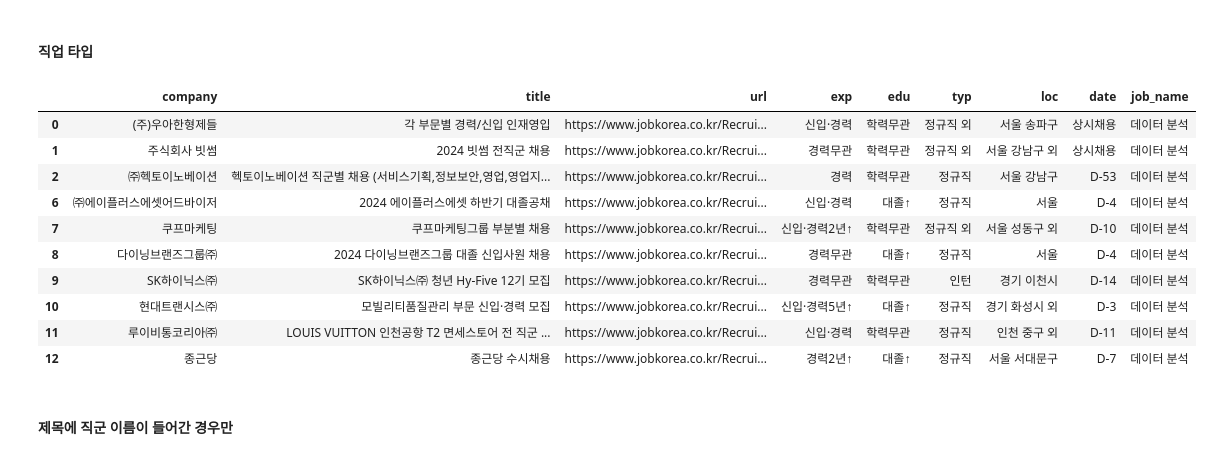
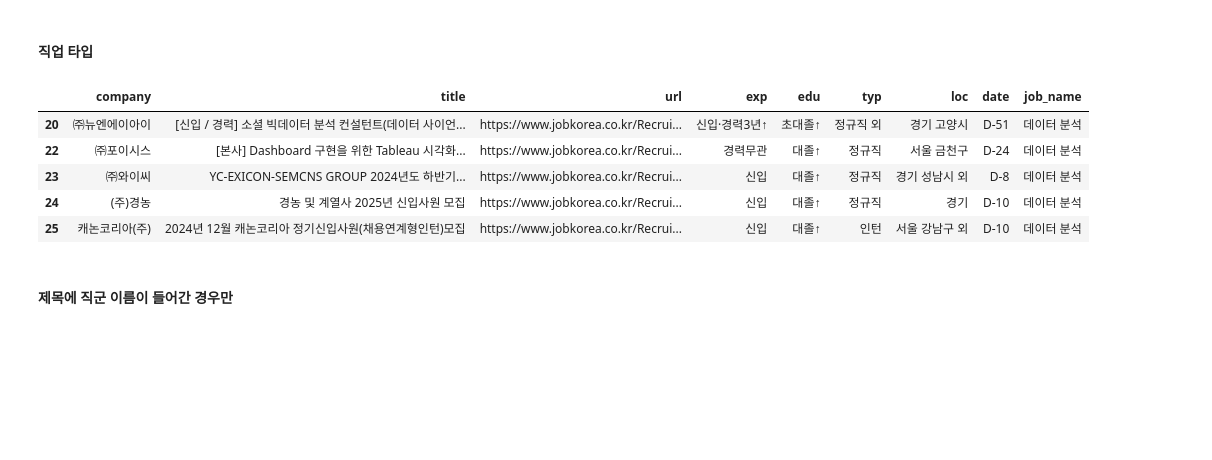
Before and after one commit to sesac-middle-project/recruit-information-chatbot, a Jupyter notebook: jobkorea/preprocessing.ipynb, the cells around one changed output. Drawn from its saved outputs; the diff is of its cells as text; code cells hidden in the pictures; blank space fills up the shorter version.

```diff
--- a/jobkorea/preprocessing.ipynb
+++ b/jobkorea/preprocessing.ipynb
@@ -22,19 +23,14 @@ df.head()
 job_type = ['정규직', '인턴', '계약직', '프리랜서']
 # %%
 df_type = df[df['typ'].str.contains('|'.join(job_type))]
-df_type.head(10)
+df_type[20:25]
 # %% [output]
 |  | company | title | url | exp | edu | typ | loc | date | job_name |
-| 0 | (주)우아한형제들 | 각 부문별 경력/신입 인재영입 | https://www.jobkorea.co.kr/Recrui... | 신입·경력 | 학력무관 | 정규직 외 | 서울 송파구 | 상시채용 | 데이터 분석 |
-| 1 | 주식회사 빗썸 | 2024 빗썸 전직군 채용 | https://www.jobkorea.co.kr/Recrui... | 경력무관 | 학력무관 | 정규직 외 | 서울 강남구 외 | 상시채용 | 데이터 분석 |
-| 2 | ㈜헥토이노베이션 | 헥토이노베이션 직군별 채용 (서비스기획,정보보안,영업,영업지... | https://www.jobkorea.co.kr/Recrui... | 경력 | 학력무관 | 정규직 | 서울 강남구 | D-53 | 데이터 분석 |
-| 6 | ㈜에이플러스에셋어드바이저 | 2024 에이플러스에셋 하반기 대졸공채 | https://www.jobkorea.co.kr/Recrui... | 신입·경력 | 대졸↑ | 정규직 | 서울 | D-4 | 데이터 분석 |
-| 7 | 쿠프마케팅 | 쿠프마케팅그룹 부분별 채용 | https://www.jobkorea.co.kr/Recrui... | 신입·경력2년↑ | 학력무관 | 정규직 외 | 서울 성동구 외 | D-10 | 데이터 분석 |
-| 8 | 다이닝브랜즈그룹㈜ | 2024 다이닝브랜즈그룹 대졸 신입사원 채용 | https://www.jobkorea.co.kr/Recrui... | 경력무관 | 대졸↑ | 정규직 | 서울 | D-4 | 데이터 분석 |
-| 9 | SK하이닉스㈜ | SK하이닉스㈜ 청년 Hy-Five 12기 모집 | https://www.jobkorea.co.kr/Recrui... | 경력무관 | 학력무관 | 인턴 | 경기 이천시 | D-14 | 데이터 분석 |
-| 10 | 현대트랜시스㈜ | 모빌리티품질관리 부문 신입·경력 모집 | https://www.jobkorea.co.kr/Recrui... | 신입·경력5년↑ | 대졸↑ | 정규직 | 경기 화성시 외 | D-3 | 데이터 분석 |
-| 11 | 루이비통코리아㈜ | LOUIS VUITTON 인천공항 T2 면세스토어 전 직군 ... | https://www.jobkorea.co.kr/Recrui... | 신입·경력 | 학력무관 | 정규직 | 인천 중구 외 | D-11 | 데이터 분석 |
-| 12 | 종근당 | 종근당 수시채용 | https://www.jobkorea.co.kr/Recrui... | 경력2년↑ | 대졸↑ | 정규직 | 서울 서대문구 | D-7 | 데이터 분석 |
+| 20 | ㈜뉴엔에이아이 | [신입 / 경력] 소셜 빅데이터 분석 컨설턴트(데이터 사이언... | https://www.jobkorea.co.kr/Recrui... | 신입·경력3년↑ | 초대졸↑ | 정규직 외 | 경기 고양시 | D-51 | 데이터 분석 |
+| 22 | ㈜포이시스 | [본사] Dashboard 구현을 위한 Tableau 시각화... | https://www.jobkorea.co.kr/Recrui... | 경력무관 | 대졸↑ | 정규직 | 서울 금천구 | D-24 | 데이터 분석 |
+| 23 | ㈜와이씨 | YC-EXICON-SEMCNS GROUP 2024년도 하반기... | https://www.jobkorea.co.kr/Recrui... | 신입 | 대졸↑ | 정규직 | 경기 성남시 외 | D-8 | 데이터 분석 |
+| 24 | (주)경농 | 경농 및 계열사 2025년 신입사원 모집 | https://www.jobkorea.co.kr/Recrui... | 신입 | 대졸↑ | 정규직 | 경기 | D-10 | 데이터 분석 |
+| 25 | 캐논코리아(주) | 2024년 12월 캐논코리아 정기신입사원(채용연계형인턴)모집 | https://www.jobkorea.co.kr/Recrui... | 신입 | 대졸↑ | 인턴 | 서울 강남구 외 | D-10 | 데이터 분석 |
 # %% [markdown]
 #### 제목에 직군 이름이 들어간 경우만
 # %%
```
Also changed, not shown: parts of 26 cells of this notebook, 1 other file.
